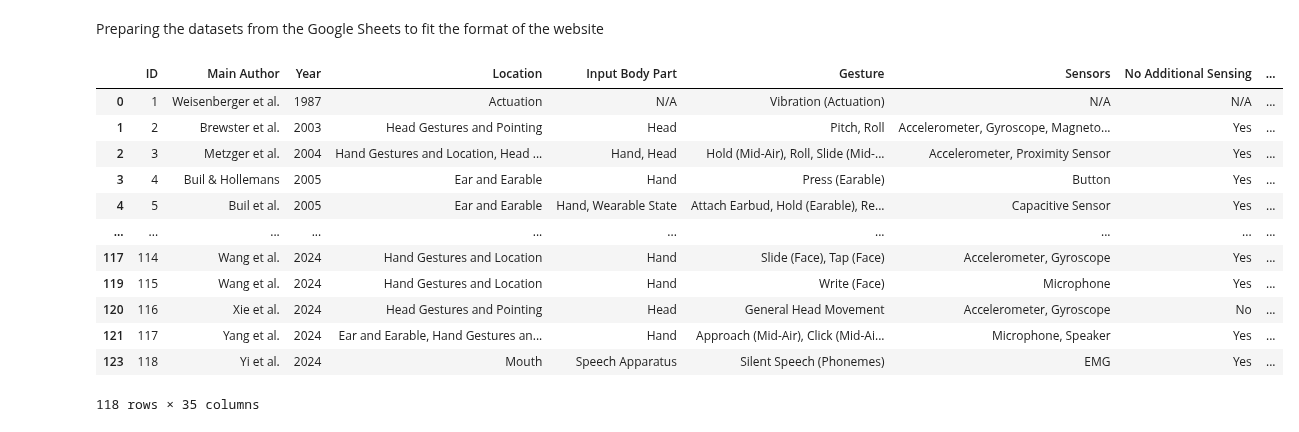
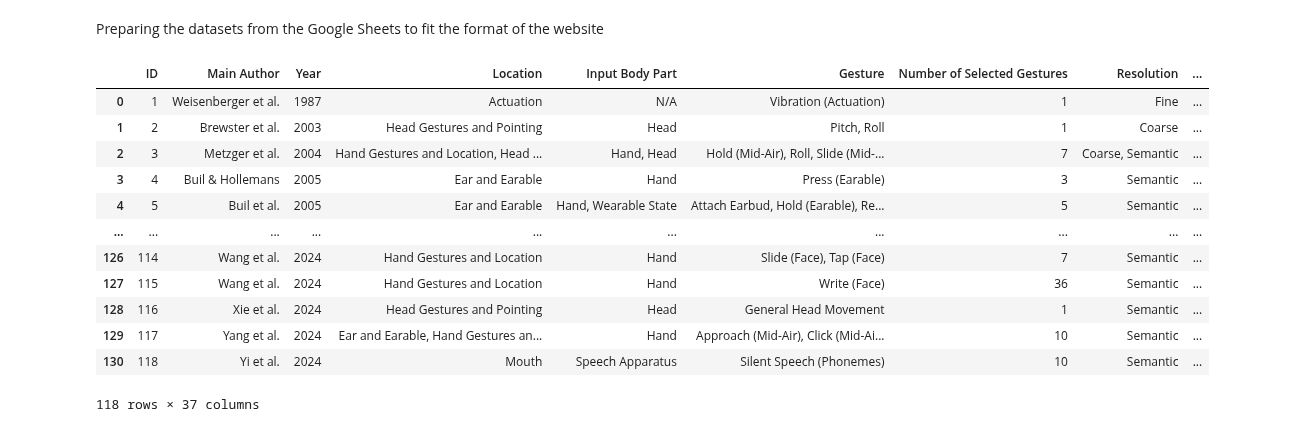
Before and after one commit to OpenEarable/earXplore, a Jupyter notebook: dataset_prep.ipynb, the cells around one changed output. Saved outputs shown, nothing was run; the diff lists cells and outputs as text; code cells hidden in the pictures.

```diff
--- a/dataset_prep.ipynb
+++ b/dataset_prep.ipynb
@@ -5,49 +5,49 @@ import numpy as np
 import pandas as pd
 # %%
 # Ignore surplus columns and rows before the table, keep N/A symbols as they are
-df = pd.read_csv("Dimensions_250527.csv", skiprows=2, keep_default_na=False).iloc[:, 1:-17]
+df = pd.read_csv("Dimensions_250702.csv", skiprows=2, keep_default_na=False).iloc[:, 1:-31]
 
 # Kick out some of the columns as well as Out And Elicitation rows
 df = df[df["Filter"].isin(["Elicitation", "Enabling", "In"])]
-df.drop(columns=["Filter", "Motivations (Notes)", "Motivations"], inplace=True)
+df.drop(columns=["Filter"], inplace=True)
 df.replace("", np.NaN, inplace=True)
 
 # Move the "ID" column to the first position
 df.rename(columns={"DB ID": "ID"}, inplace=True)
 df = df[["ID"] + [col for col in df.columns if col != "ID"]]
 
 # Custom title function with exceptions
 def custom_title(text, exceptions, stop_words):
     words = text.split()
     titled_words = [word if word in exceptions else (word if word in stop_words else word.title()) for word in words]
     return ' '.join(titled_words)
 
 # List of exceptions
-exceptions = ["AR", "VR", "AR/VR", "MP3", "EMG", "EEG", "EOG", "mmWaveRadar", "ECG", "PPG", "BCI", "GPT", "HRTF", "(HRTF)", "IMU", "(IMU)", "IoT", "(IoHT)", "PCB", "WiFi"]
+exceptions = ["AR", "VR", "AR/VR", "MP3", "EMG", "EEG", "EOG", "FACS", "mmWaveRadar", "mm-Wave", "ECG", "EXG", "PPG", "BCI", "GPT", "HRTF", "(HRTF)", "IMU", "(IMU)", "IoT", "(IoHT)", "PCB", "WiFi", "Presence of Other Person(s)"]
 
 # List of stop words
 stop_words = ["and", "the", "of", "in", "on", "at", "with", "a", "an"]
 
 # Apply sorting and custom title casing
-for col in ['Location', 'Input Body Part', 'Gesture', 'Sensors', 'Resolution', 'Evaluation of Different Conditions', 'Evaluations of Different Settings', 'Earphone Type', 'Intended Applications', 'Keywords']:
+for col in ['Location', 'Input Body Part', 'Gesture', 'Sensors', 'Resolution', 'Evaluation of Different Conditions (User-Related)', 'Evaluation of Different Conditions (Environment-Related)', 'Evaluations of Different Settings', 'Earphone Type', 'Intended Applications', 'Keywords']:
     df[col] = df[col].apply(lambda x: ', '.join(sorted(custom_title(word, exceptions, stop_words) for word in x.split(", "))))
 
 # Display the dataframe
 df
 # %% [output]
-|  | ID | Main Author | Year | Location | Input Body Part | Gesture | Sensors | No Additional Sensing | ... |
-| 0 | 1 | Weisenberger et al. | 1987 | Actuation | N/A | Vibration (Actuation) | N/A | N/A | ... |
-| 1 | 2 | Brewster et al. | 2003 | Head Gestures and Pointing | Head | Pitch, Roll | Accelerometer, Gyroscope, Magneto... | Yes | ... |
-| 2 | 3 | Metzger et al. | 2004 | Hand Gestures and Location, Head ... | Hand, Head | Hold (Mid-Air), Roll, Slide (Mid-... | Accelerometer, Proximity Sensor | Yes | ... |
-| 3 | 4 | Buil & Hollemans | 2005 | Ear and Earable | Hand | Press (Earable) | Button | Yes | ... |
-| 4 | 5 | Buil et al. | 2005 | Ear and Earable | Hand, Wearable State | Attach Earbud, Hold (Earable), Re... | Capacitive Sensor | Yes | ... |
+|  | ID | Main Author | Year | Location | Input Body Part | Gesture | Number of Selected Gestures | Resolution | ... |
+| 0 | 1 | Weisenberger et al. | 1987 | Actuation | N/A | Vibration (Actuation) | 1 | Fine | ... |
+| 1 | 2 | Brewster et al. | 2003 | Head Gestures and Pointing | Head | Pitch, Roll | 1 | Coarse | ... |
+| 2 | 3 | Metzger et al. | 2004 | Hand Gestures and Location, Head ... | Hand, Head | Hold (Mid-Air), Roll, Slide (Mid-... | 7 | Coarse, Semantic | ... |
+| 3 | 4 | Buil & Hollemans | 2005 | Ear and Earable | Hand | Press (Earable) | 3 | Semantic | ... |
+| 4 | 5 | Buil et al. | 2005 | Ear and Earable | Hand, Wearable State | Attach Earbud, Hold (Earable), Re... | 5 | Semantic | ... |
 | ... | ... | ... | ... | ... | ... | ... | ... | ... | ... |
-| 117 | 114 | Wang et al. | 2024 | Hand Gestures and Location | Hand | Slide (Face), Tap (Face) | Accelerometer, Gyroscope | Yes | ... |
-| 119 | 115 | Wang et al. | 2024 | Hand Gestures and Location | Hand | Write (Face) | Microphone | Yes | ... |
-| 120 | 116 | Xie et al. | 2024 | Head Gestures and Pointing | Head | General Head Movement | Accelerometer, Gyroscope | No | ... |
-| 121 | 117 | Yang et al. | 2024 | Ear and Earable, Hand Gestures an... | Hand | Approach (Mid-Air), Click (Mid-Ai... | Microphone, Speaker | Yes | ... |
-| 123 | 118 | Yi et al. | 2024 | Mouth | Speech Apparatus | Silent Speech (Phonemes) | EMG | Yes | ... |
+| 126 | 114 | Wang et al. | 2024 | Hand Gestures and Location | Hand | Slide (Face), Tap (Face) | 7 | Semantic | ... |
+| 127 | 115 | Wang et al. | 2024 | Hand Gestures and Location | Hand | Write (Face) | 36 | Semantic | ... |
+| 128 | 116 | Xie et al. | 2024 | Head Gestures and Pointing | Head | General Head Movement | 1 | Semantic | ... |
+| 129 | 117 | Yang et al. | 2024 | Ear and Earable, Hand Gestures an... | Hand | Approach (Mid-Air), Click (Mid-Ai... | 10 | Semantic | ... |
+| 130 | 118 | Yi et al. | 2024 | Mouth | Speech Apparatus | Silent Speech (Phonemes) | 10 | Semantic | ... |
-118 rows × 35 columns
+118 rows × 37 columns
 # %%
 # Define a dictionary with the current column names as keys and the new column names as values
 new_column_names = {
```
Also changed, not shown: parts of 1 cell of this notebook, 59 other files.
